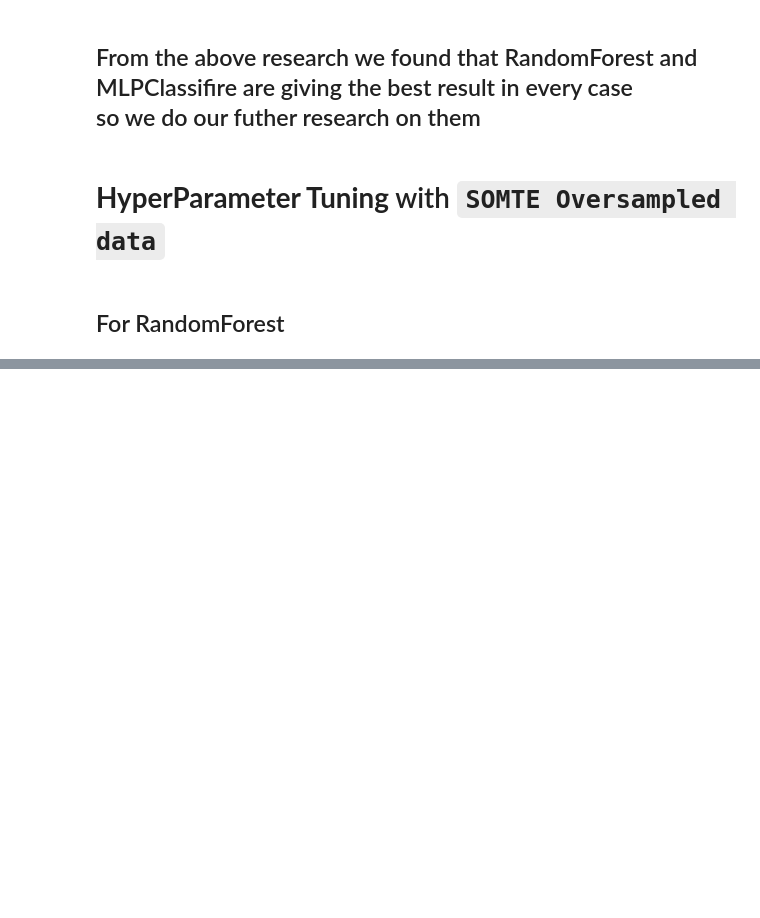
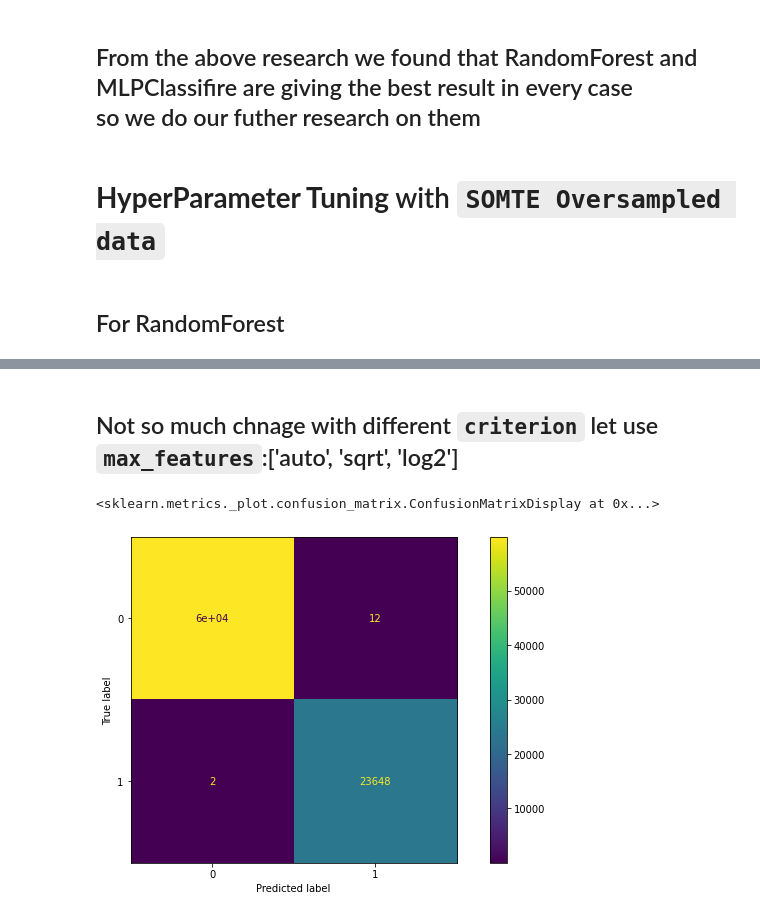
Before and after one commit to WazedKhan/Thesis-Fraud, a Jupyter notebook: Fraud De.ipynb, the cells around one changed output, grey strips where cells are left out. Saved outputs shown, nothing was run; the diff lists cells and outputs as text; code cells hidden in the pictures; blank space fills up the shorter version.

```diff
--- a/Fraud De.ipynb
+++ b/Fraud De.ipynb
@@ -908,0 +993,7 @@ Model_df
+# %% [markdown]
+## Not so much chnage with different `criterion` let use `max_features`:['auto', 'sqrt', 'log2']
+# %%
+plot_confusion_matrix(RandomForestClassifier(n_estimators=100, criterion='entropy', max_features='sqrt').fit(X_train, y_train), X_test, y_test)
+# %% [output]
+<sklearn.metrics._plot.confusion_matrix.ConfusionMatrixDisplay at 0x...>
+[figure, added]
```
Also changed, not shown: parts of 45 cells of this notebook, 1 other file.
